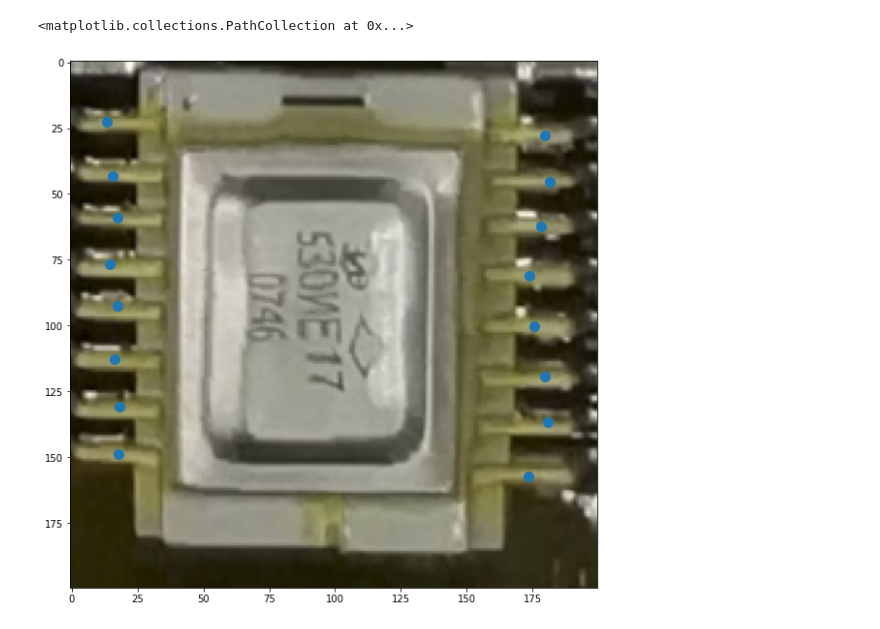
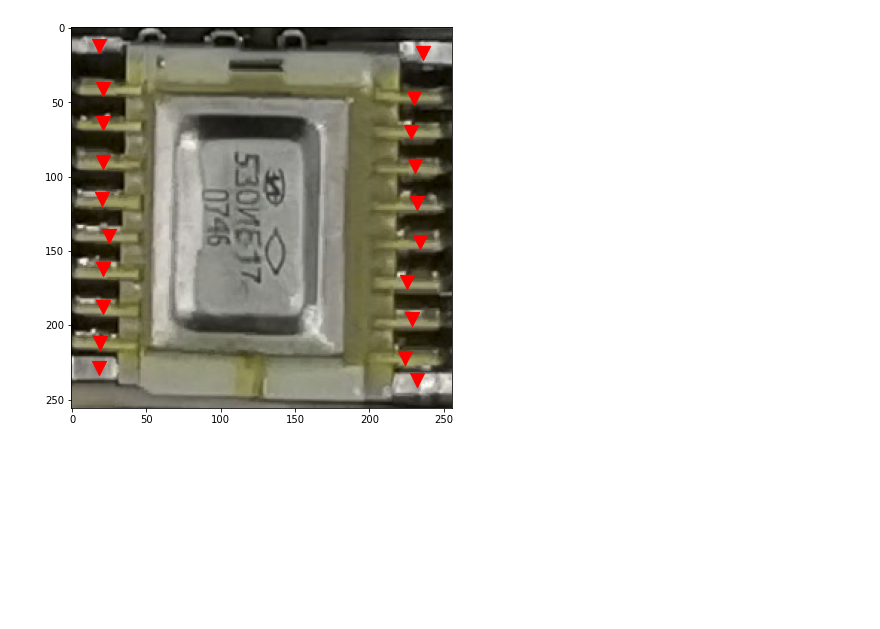
Before and after one commit to IvanLoko/semantic-segmentation, a Jupyter notebook: to_ASCD.ipynb, the cells around one changed output. Drawn from its saved outputs; the diff is of its cells as text; code cells hidden in the pictures; blank space fills up the shorter version.

Commit message:
alternative function for image path and number of first pin as coner`s cootrdinate

```diff
--- a/to_ASCD.ipynb
+++ b/to_ASCD.ipynb
@@ -160,8 +202,10 @@ cen = show_cnt(img, 'rt')
-# %%
-plt.figure(figsize=(10,10))
-plt.imshow(img)
-
-plt.scatter(cen[:,0], cen[:,1], marker = 'o', s=100)
-# %% [output]
-<matplotlib.collections.PathCollection at 0x...>
-[figure, removed]
+# %%
+i=0
+plt.figure(figsize=(7,7))
+cen = np.array(pins2json(x_train[i], 'lb'))
+plt.imshow(x_train[i])
+plt.scatter(cen[:,0], cen[:,1], marker = 'v', s=200, color= 'r')
+# plt.scatter(cen[0,0], cen[0,1], marker = '*', s=200, color= 'g')
+plt.show()
+# %% [output]
+[figure, added]
```
Also changed, not shown: parts of 10 cells of this notebook.
